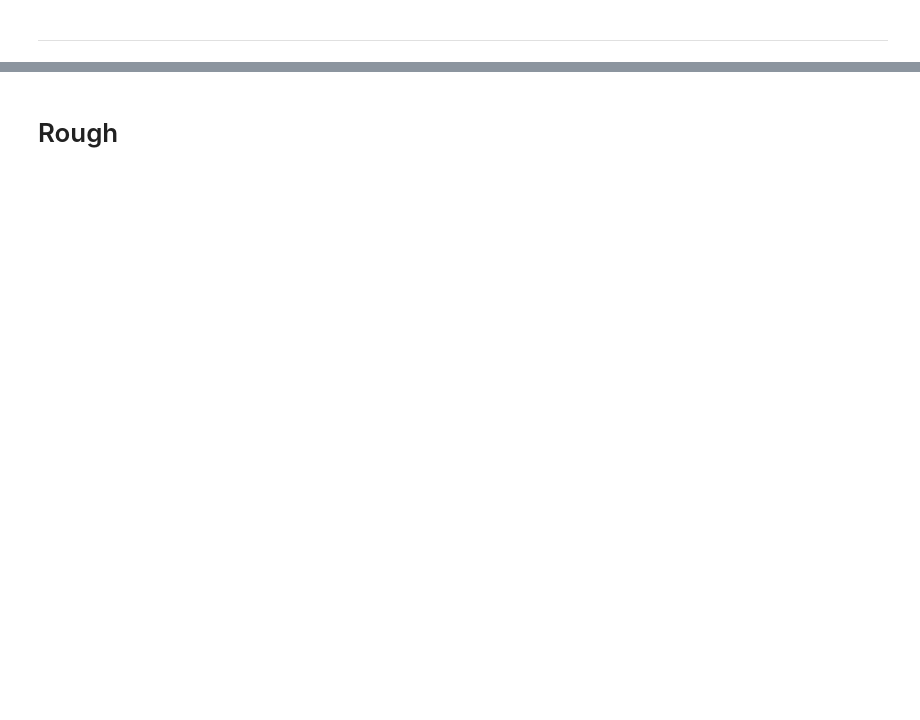
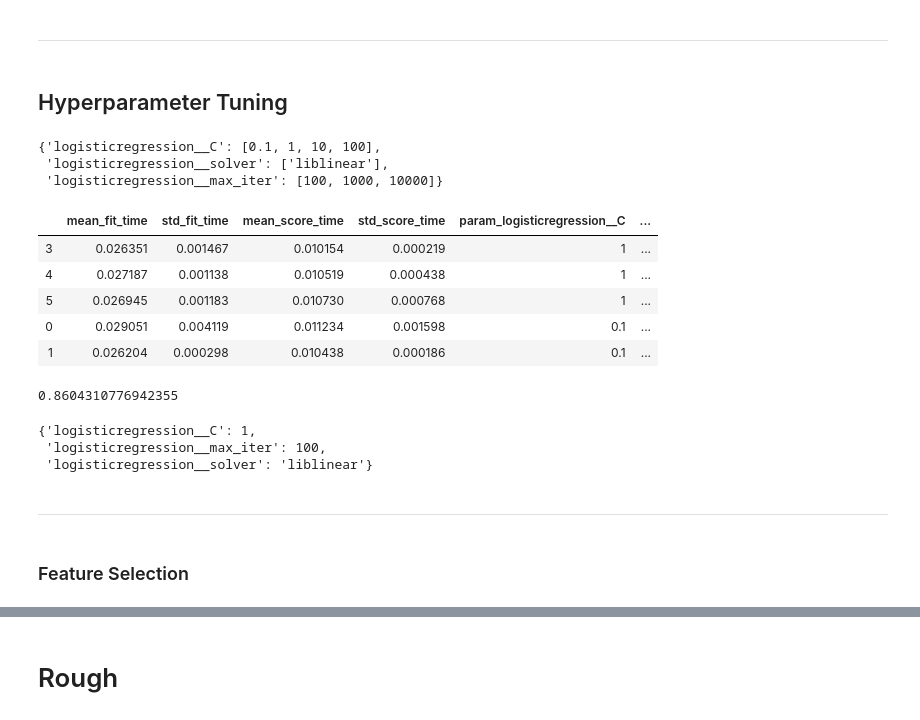
Before and after one commit to ashish-sharma-as/Customer_Churn, a Jupyter notebook: customer_churn.ipynb, the cells around one changed output, grey strips where cells are left out. Cells and saved outputs as stored; diff of their text form; code cells hidden in the pictures; blank space fills up the shorter version.

```diff
--- a/customer_churn.ipynb
+++ b/customer_churn.ipynb
@@ -840,2 +861,16 @@ roc_auc_score(y_test, y_pred_proba[:,1])
 # %% [markdown]
 ---
+# %% [markdown]
+<p><a name="hyp"></a></p>
+
+## Hyperparameter Tuning
+# %%
+params = {}
+params['logisticregression__C'] = [0.1, 1, 10, 100]
+params['logisticregression__solver'] = ['liblinear'] #['lbfgs', 'liblinear']
+params['logisticregression__max_iter'] = [100,1000,10000]
+params
+# %% [output]
+{'logisticregression__C': [0.1, 1, 10, 100],
+ 'logisticregression__solver': ['liblinear'],
+ 'logisticregression__max_iter': [100, 1000, 10000]}
@@ -841,0 +880,23 @@ roc_auc_score(y_test, y_pred_proba[:,1])
+# %%
+pd.DataFrame(grid.cv_results_).sort_values('rank_test_score').head()
+# %% [output]
+|  | mean_fit_time | std_fit_time | mean_score_time | std_score_time | param_logisticregression__C | ... |
+| 3 | 0.026351 | 0.001467 | 0.010154 | 0.000219 | 1 | ... |
+| 4 | 0.027187 | 0.001138 | 0.010519 | 0.000438 | 1 | ... |
+| 5 | 0.026945 | 0.001183 | 0.010730 | 0.000768 | 1 | ... |
+| 0 | 0.029051 | 0.004119 | 0.011234 | 0.001598 | 0.1 | ... |
+| 1 | 0.026204 | 0.000298 | 0.010438 | 0.000186 | 0.1 | ... |
+# %%
+grid.best_score_
+# %% [output]
+0.8604310776942355
+# %%
+grid.best_params_
+# %% [output]
+{'logisticregression__C': 1,
+ 'logisticregression__max_iter': 100,
+ 'logisticregression__solver': 'liblinear'}
+# %% [markdown]
+---
+# %% [markdown]
+### Feature Selection
```
Also changed, not shown: parts of 62 cells of this notebook.
